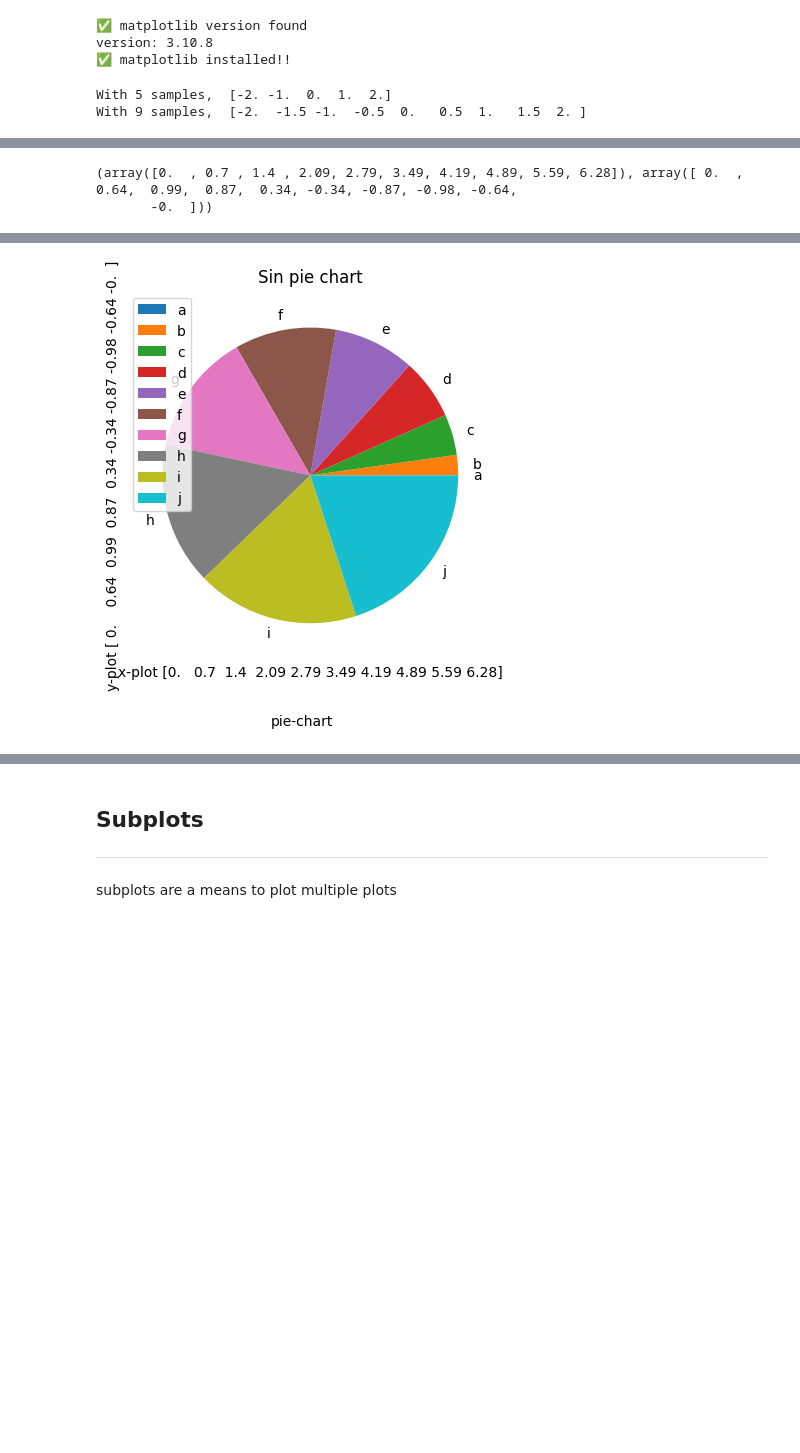
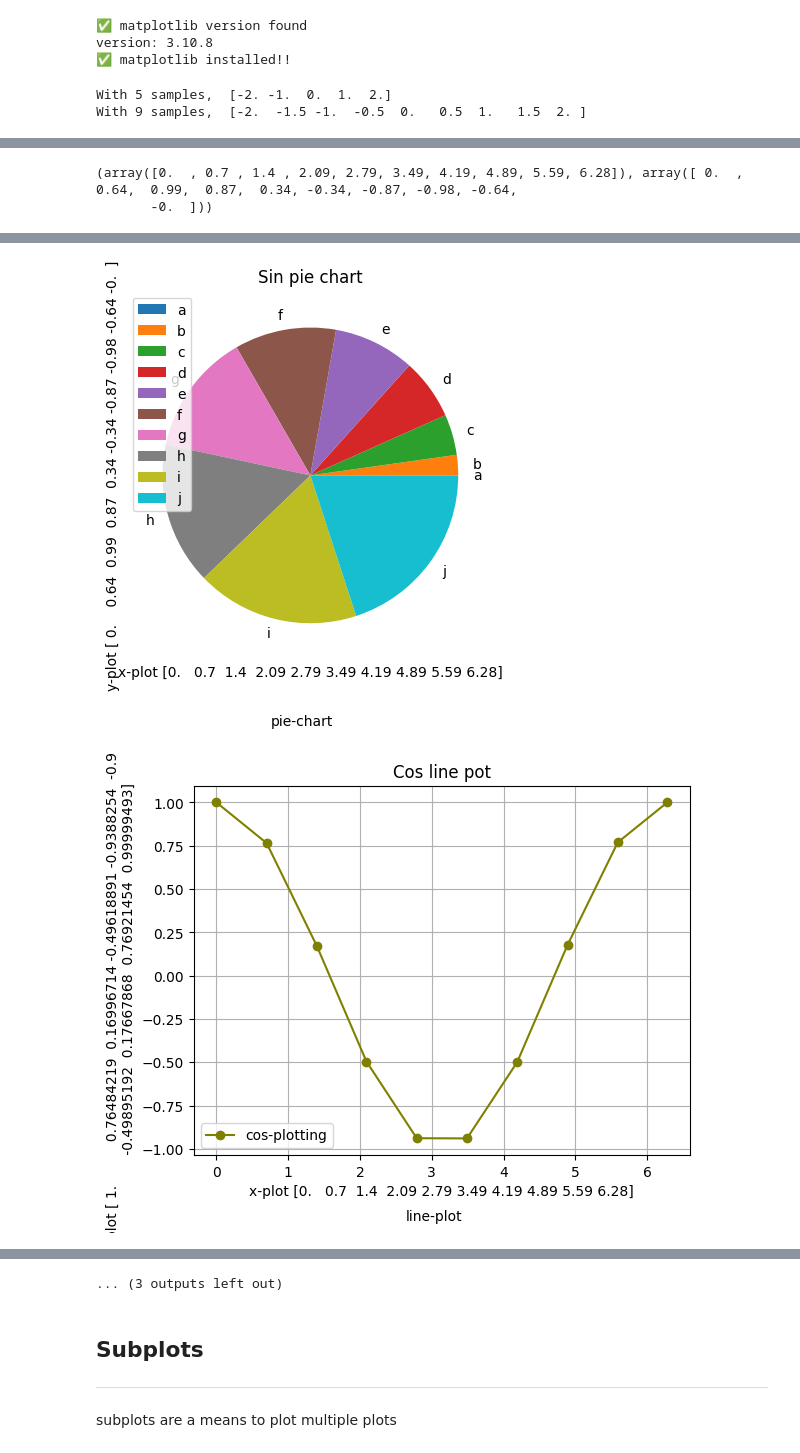
Before and after one commit to soumyabrata09/python-misc, a Jupyter notebook: Practice_03_numpy.ipynb, the cells around one changed output, grey strips where cells are left out. Cells and saved outputs as stored; diff of their text form; code cells hidden in the pictures; blank space fills up the shorter version.

```diff
--- a/Practice_03_numpy.ipynb
+++ b/Practice_03_numpy.ipynb
@@ -428,33 +428,68 @@ plt.show()
 Histogram
 """
 # data = np.random.randn(100) # older way
 # data = np.random.default_rng().standard_normal(100) # newer way (using Generator API)
 data = x, y
 print(data)
 plt.hist(data, bins = 10, color=['orange', 'olive'])
 # plt.grid()
 add_plt_props('Sin histogram', x, y, Plots.HISTOGRAM.value)
 plt.show()
 
 """
 Pie Chart
 """
 s = np.array(list(string.ascii_lowercase[:x.size])) # this will generate an ndarray as ['a', 'b', 'c', ...]
 # s = pd.Series(list(string.ascii_lowercase[:x.size])).to_numpy() # using pandas
 plt.pie(x, labels = s)
 add_plt_props('Sin pie chart', x, y, Plots.PIE_CHART.value)
 plt.show()
 
-# y = np.cos(x)
-# plt.plot(x, y)
-# plt.show()
+y = np.cos(x)
+plt.plot(x, y, label='cos-plotting', color='olive', marker='o')
+add_plt_props('Cos line pot', x, y, Plots.LINE_PLOT.value)
+plt.show()
+
+plt.bar(x, y, color='purple')
+add_plt_props('Cos bar chart', x, y, Plots.BAR_CHART.value)
+plt.show()
+
+plt.hist((x , y), bins=10, color=['brown', 'navy'])
+add_plt_props('Cos histogram', x, y, Plots.HISTOGRAM)
+plt.show()
+
+y = np.tan(x)
+plt.plot(x, y, label = 'tan-plotting', color = 'red', marker = 'x')
+add_plt_props('Tan line plot', x, y, Plots.LINE_PLOT.value)
+plt.show()
+
+y = np.sinh(x)
+plt.scatter(x, y, label = 'sinh-plotting', color = 'blue', marker = 'x')
+add_plt_props('Sinh scatter plot', x, y, Plots.SCATTER_PLOT.value)
+plt.show()
+
+y = np.cosh(x)
+plt.scatter(x, y, label = 'cosh-plotting', color = 'green', marker = 'x')
+add_plt_props('Cosh scatter plot', x, y, Plots.SCATTER_PLOT.value)
+plt.show()
+
+y = np.tanh(x)
+plt.plot(x, y, label = 'tanh-plotting', color = 'red', marker = 'o')
+add_plt_props('Tanh line plot', x, y, Plots.LINE_PLOT.value)
+plt.show()
+
+# sec = 1 / np.sin(x)
+plt.plot(np.sin(x), sec, label = 'xross-plotting', color = 'orange')
+add_plt_props('Cross plotting', np.sin(x), np.cos(x), Plots.LINE_PLOT.value)
+plt.show()
 # %% [output]
 With 5 samples,  [-2. -1.  0.  1.  2.]
 With 9 samples,  [-2.  -1.5 -1.  -0.5  0.   0.5  1.   1.5  2. ]
 [figure]
 [figure]
 [figure]
 (array([0.  , 0.7 , 1.4 , 2.09, 2.79, 3.49, 4.19, 4.89, 5.59, 6.28]), array([ 0.  ,  0.64,  0.99,  0.87,  0.34, -0.34, -0.87, -0.98, -0.64,
        -0.  ]))
 [figure]
 [figure]
+[figure, added]
@@ -461,3 +500,4 @@ With 9 samples,  [-2.  -1.5 -1.  -0.5  0.   0.5  1.   1.5  2. ]
+... (3 outputs left out)
 # %% [markdown]
 ## Subplots <hr />
 subplots are a means to plot multiple plots
```
Also changed, not shown: parts of 3 cells of this notebook.
